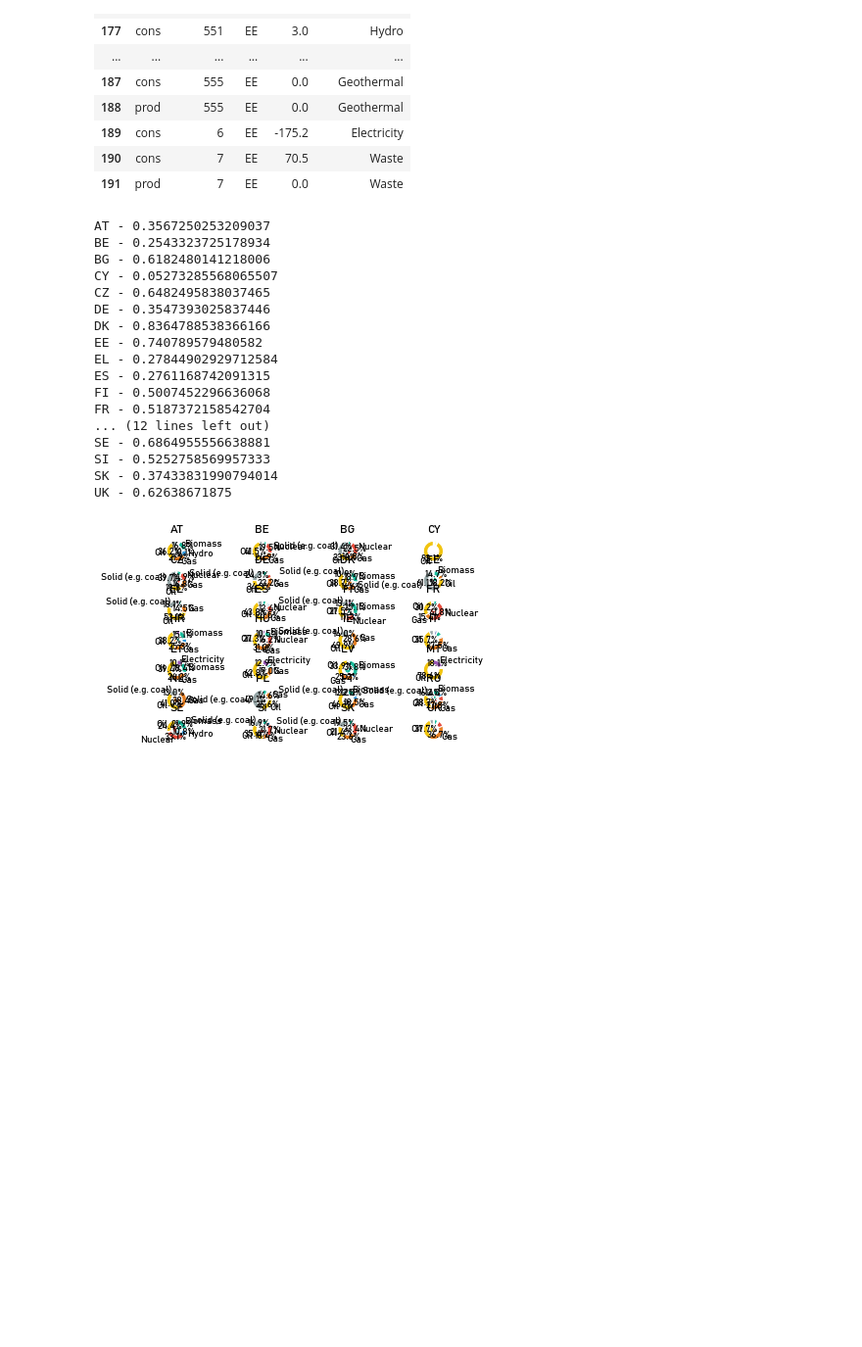
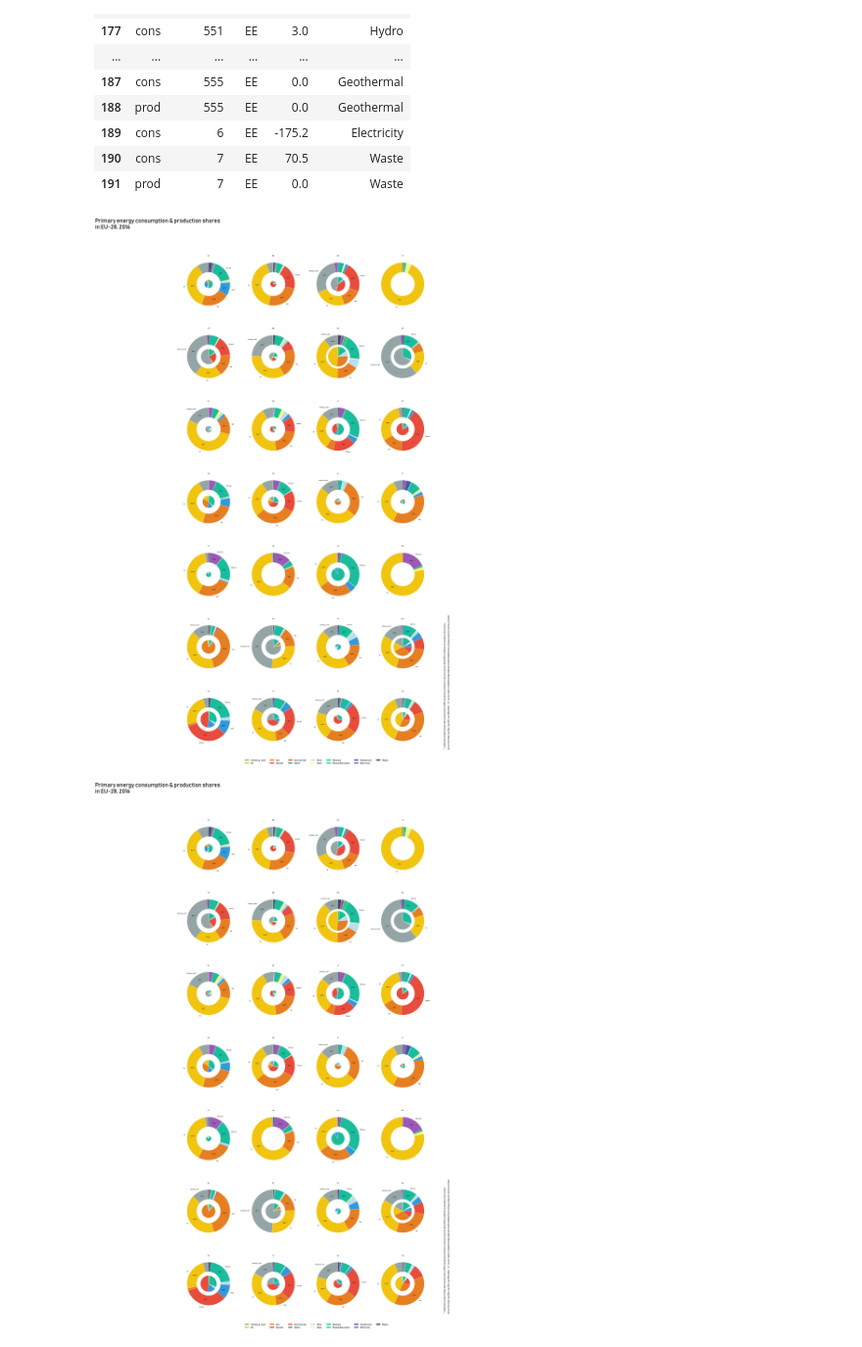
Before and after one commit to bencekd/primary_energy_production_shares_eurostat, a Jupyter notebook: renewables_europe_graphs.ipynb, the cells around one changed output. Shown at 98% size. Cells and saved outputs as stored; diff of their text form; code cells hidden in the pictures; blank space fills up the shorter version.

```diff
--- a/renewables_europe_graphs.ipynb
+++ b/renewables_europe_graphs.ipynb
@@ -232,14 +241,15 @@ pie_data[pie_data['geo'] == "EE"]
 | 190 | cons | 7 | EE | 70.5 | Waste |
 | 191 | prod | 7 | EE | 0.0 | Waste |
 # %%
+import math
+
 plt.rcParams["font.family"] = "Bahnschrift"
 
 fig, ax = plt.subplots(7,4)
-fig.subplots_adjust(bottom=0.2)
+fig.subplots_adjust(bottom=0.08)
 fig.subplots_adjust(top=0.92)
+fig.subplots_adjust(left=0.27)
 size = 0.45
-
-import math
 
 # defines sorter
 
@@ -269,49 +279,49 @@ for i, ctr in enumerate(pie_data['geo'].unique()):
     prod = pie_data[(pie_data['geo'] == ctr) & (pie_data['ind'] == 'prod')].groupby(['cn']).agg({"total":"sum"}).reset_index()
     for cat in categories:
         if cat not in prod['cn'].unique():
             prod = prod.append(pd.Series([cat,0], index=['cn', 'total']), ignore_index=True)
     prod = prod.sort_values(by=['cn'])
 #     print(prod)
 
     prod['perc'] = prod['total'].apply(lambda x: x / prod['total'].sum())
     prod['labs'] = prod.apply(lambda x: x['cn'] if x['perc'] >= 0.1 else '', axis=1)
 
     cons = pie_data[(pie_data['geo'] == ctr) & (pie_data['ind'] == 'cons')].groupby(['cn']).agg({"total":"sum"}).reset_index()
     for cat in categories:
         if cat not in cons['cn'].unique():
             cons = cons.append([cat,0])
     cons = cons.sort_values(by=['cn'])
 #     print(cons)
 
     cons['perc'] = cons['total'].apply(lambda x: x / cons['total'].sum())
     cons['labs'] = cons.apply(lambda x: x['cn'] if x['perc'] >= 0.1 else '', axis=1)
+    if ctr == 'EE':
+        cons.loc[(cons['cn']=='Solid (e.g. coal)'),'labs'] = 'Solid (e.g. coal)*'
 
     p_c = prod['total'].sum() / cons['total'].sum()
-    print("{} - {}".format(ctr, p_c))
+#     print("{} - {}".format(ctr, p_c))
 
     ax[pos_y, pos_x].pie(prod['total'], radius=p_c * (1-size), colors=outer_colors,
        wedgeprops=dict(width=p_c * (1-size), edgecolor='w'), pctdistance=0.75, startangle=90)
 
     ax[pos_y, pos_x].pie(cons['total'], labels=cons['labs'], radius=1, colors=outer_colors,
            wedgeprops=dict(width=size, edgecolor='w'), autopct=pct_f, pctdistance=0.75, startangle=90)
 
     ax[pos_y, pos_x].set(aspect="equal", title='{}'.format(ctr))
+
+ax[6,1].legend(categories, loc='upper center', bbox_to_anchor=(1.3, -0.2),\
+               ncol=math.ceil(len(categories)/2), frameon=False, fontsize=16)
+
+fig.suptitle('Primary energy consumption & production shares \nin EU-28, 2016', fontsize=42, ha='left', x=0.05)
+fig.text(0.94,0.08,'* - Solid fuels include oil shale and oil sands which is 100% of production in Estonia,' + \
+         ' it also accounts for about 82% of solid fuel consumption in the country.',\
+         fontsize=14,ha='left',rotation=90, rotation_mode='anchor')
+fig.text(0.95,0.08,'Source: Eurostat, nrg_102a, nrg_107a, nrg_109a tables,' + \
+         '    ///    source code is available at https://github.com/bencekd/primary_energy_production_shares_eurostat',fontsize=14,ha='left',\
+        rotation=90, rotation_mode='anchor')
+fig.set_size_inches(40, 60)
+fig.savefig('primary_production_consumption_2016_EU28.png', dpi=300)
+fig
 # %% [output]
-AT - 0.3567250253209037
-BE - 0.2543323725178934
-BG - 0.6182480141218006
-CY - 0.05273285568065507
-CZ - 0.6482495838037465
-DE - 0.3547393025837446
-DK - 0.8364788538366166
-EE - 0.740789579480582
-EL - 0.27844902929712584
-ES - 0.2761168742091315
-FI - 0.5007452296636068
-FR - 0.5187372158542704
-... (12 lines left out)
-SE - 0.6864955556638881
-SI - 0.5252758569957333
-SK - 0.37433831990794014
-UK - 0.62638671875
-[figure, old version]
+[figure, new version]
+[figure, added]
```
Also changed, not shown: parts of 3 cells of this notebook, 5 other files.
